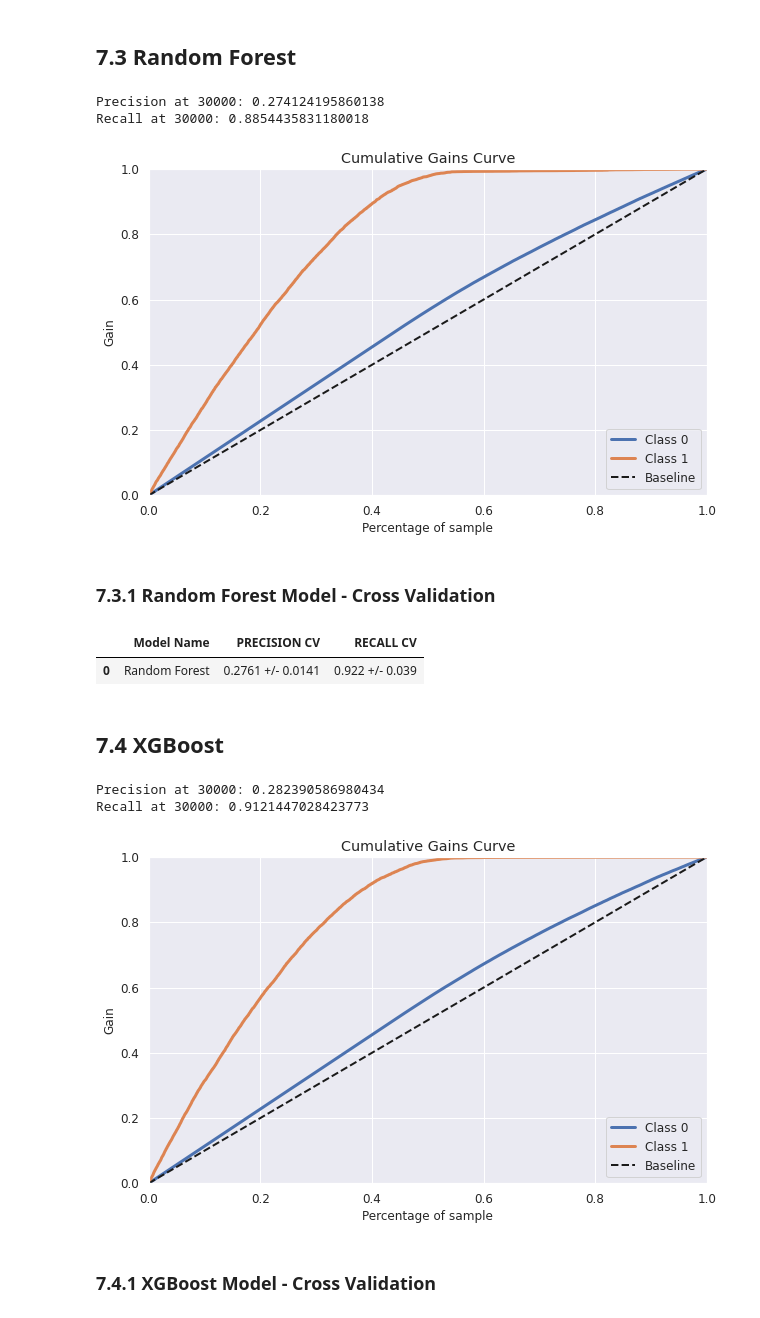
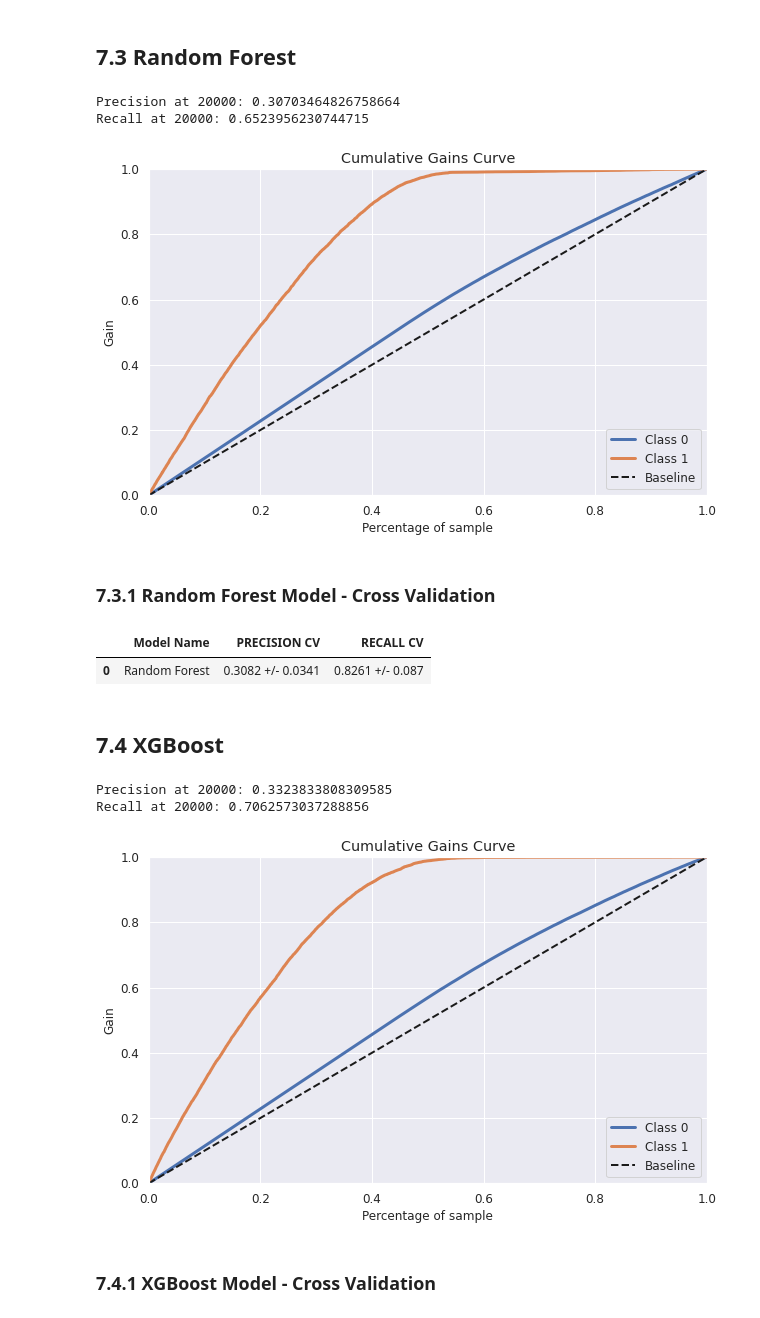
Before and after one commit to JeffersonMedines/health_insurance_cross_sell, a Jupyter notebook: notebooks/m01_v01_health_insurance_cross_sell.ipynb, the cells around one changed output. Drawn from its saved outputs; the diff is of its cells as text; code cells hidden in the pictures.

```diff
--- a/notebooks/m01_v01_health_insurance_cross_sell.ipynb
+++ b/notebooks/m01_v01_health_insurance_cross_sell.ipynb
@@ -293,5 +275,3 @@ df1.head()
-# %%
-df1 = df1.drop( columns=['id.1', 'id.2'] )
 # %% [markdown]
 ## 1.8 Descriptive Statistics
 # %%
@@ -1020,7 +1002,7 @@ df_rf = df7.copy()
 df_rf['score'] = yhat_rf[:, 1].tolist()
 
 # compute precision@k/recall@k
-k = 30000
+k = 20000
 precision_k = precision_at_k( df_rf, k=k )
 print( f'Precision at {k}: {precision_k}' )
 
@@ -1035,16 +1017,16 @@ rf_single = pd.DataFrame( {'Model Name': 'Random Forest',
                              'PRECISION': round(precision_k, 4),
                              'RECALL': round(recall_k, 4)}, index=[0] )
 # %% [output]
-Precision at 30000: 0.274124195860138
-Recall at 30000: 0.8854435831180018
+Precision at 20000: 0.30703464826758664
+Recall at 20000: 0.6523956230744715
 [figure]
 # %% [markdown]
 ### 7.3.1 Random Forest Model - Cross Validation
 # %%
-rf_cv = cross_validation( x_training, 5, 'Random Forest', rf_model, 25000 )
+rf_cv = cross_validation( x_training, 5, 'Random Forest', rf_model, 20000 )
 rf_cv
 # %% [output]
 |  | Model Name | PRECISION CV | RECALL CV |
-| 0 | Random Forest | 0.2761 +/- 0.0141 | 0.922 +/- 0.039 |
+| 0 | Random Forest | 0.3082 +/- 0.0341 | 0.8261 +/- 0.087 |
 # %% [markdown]
 ## 7.4 XGBoost
@@ -1051,10 +1041,6 @@ rf_cv
 # %%
 # Model Definition
-xgb_model = XGBClassifier( objective='rank:pairwise',
-                               gamma= 3,
-                               eta=0.3,
-                               max_depth=10,
-                               min_child_weight= 15 )
+xgb_model = XGBClassifier( objective='rank:pairwise' )
 
 # Model Training
 xgb_model.fit( x_train, y_train )
@@ -1069,7 +1055,7 @@ df_xgb = df7.copy()
 df_xgb['score'] = yhat_xgb[:, 1].tolist()
 
 # compute precision@k/recall@k
-k = 30000
+k = 20000
 precision_k = precision_at_k( df_xgb, k=k )
 print( f'Precision at {k}: {precision_k}' )
 
@@ -1084,8 +1070,8 @@ xgb_single = pd.DataFrame( {'Model Name': 'XGBoost',
                              'PRECISION': round(precision_k, 4),
                              'RECALL': round(recall_k, 4)}, index=[0] )
 # %% [output]
-Precision at 30000: 0.282390586980434
-Recall at 30000: 0.9121447028423773
+Precision at 20000: 0.3323833808309585
+Recall at 20000: 0.7062573037288856
 [figure]
 # %% [markdown]
 ### 7.4.1 XGBoost Model - Cross Validation
```
Also changed, not shown: parts of 46 cells of this notebook, 8 other files.
